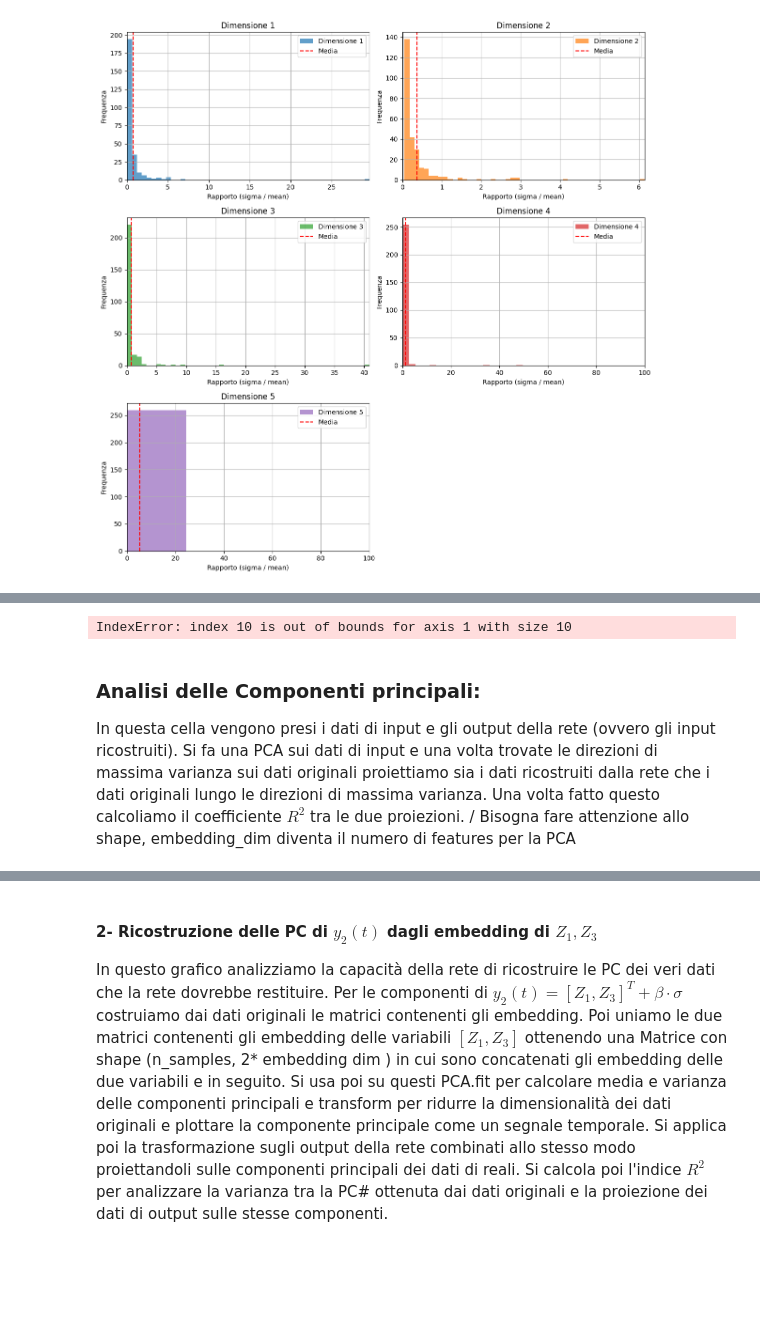
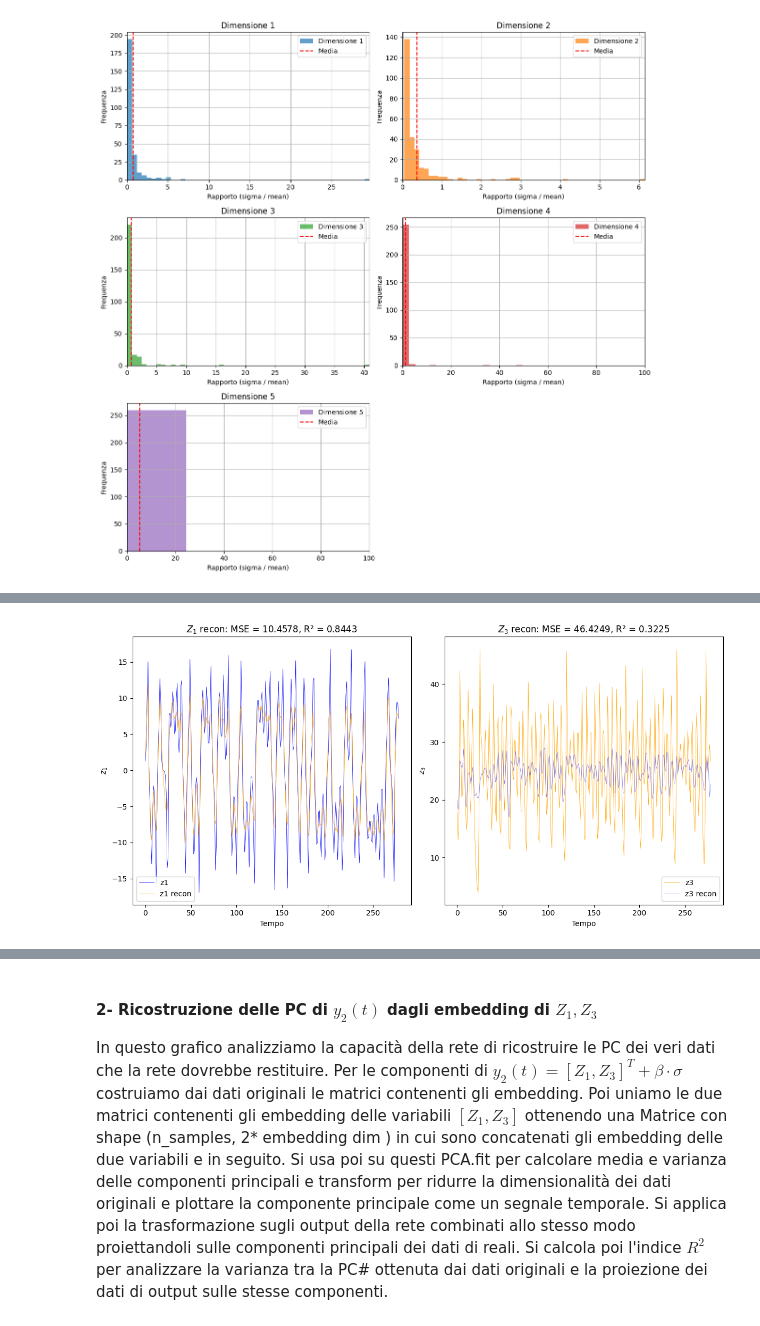
Before and after one commit to FedericoSbarbati/Lorenz-Toy, a Jupyter notebook: valDecoder.ipynb, the cells around one changed output, grey strips where cells are left out. Saved outputs shown, nothing was run; the diff lists cells and outputs as text; code cells hidden in the pictures; blank space fills up the shorter version.

```diff
--- a/valDecoder.ipynb
+++ b/valDecoder.ipynb
@@ -33,7 +36,7 @@ Prova15Decoder {'decoder_layers': [5, 10, 15, 20, 30], 'latent_dim': 5, 'early_s
 In this section, we will load one of the trained decoders by its name. The configuration file will provide all details about the network. The primary purpose of this notebook is to analyze the ability of a coupled encoder and specialized decoder. However, with some minor modifications, any encoder can be paired with different decoders if the shapes are compatible.
 # %%
 # Scegli un modello specifico
-decoder_name = "Prova15Decoder"  # Cambia con il nome desiderato
+decoder_name = "Prova15"  # Cambia con il nome desiderato
 decoder_config = all_decoder.get(decoder_name)
 
 if decoder_config is None:
@@ -51,6 +54,7 @@ params = extract_params_from_filename(decoder_config["dataset"])
 print(f"Parametri del dataset: {params}")
 tau = params["tau"]
 embedding_dim = params["embedding_dim"]
+r = params["r"]
 
 decoder_epoch = decoder_checkpoint['epoch']
 decoder_stopped_epoch = decoder_checkpoint['stopped_epoch']
@@ -102,6 +106,10 @@ kld_losses = encoder_checkpoint['kld_losses']
 effective_kld_losses = encoder_checkpoint['effective_kld_losses']
 beta_values = encoder_checkpoint['beta_values']
 encoder_gradient_history = encoder_checkpoint['gradient_history']
+H2_1 = encoder_checkpoint['H2_1']
+H2_2 = encoder_checkpoint['H2_2']
+denormalizing_params = encoder_checkpoint['denormalizing_params']
+P = encoder_checkpoint['P']
 # %% [output]
 Prova {'layer_dims': [10, 7, 5], 'latent_dim': 5, 'beta_method': 'sigmoid', 'beta_value': 0.01, 'kl_annealing_epochs': 700, 'decay_start': 100, 'decay_epoch': 50, 'early_stopping': {'patience': 10, 'd ...
 Prova15 {'layer_dims': [15, 10, 5], 'latent_dim': 5, 'beta_method': 'sigmoid', 'beta_value': 0.01, 'kl_annealing_epochs': 700, 'decay_start': 100, 'decay_epoch': 50, 'early_stopping': {'patience': 10, ...
@@ -289,61 +424,44 @@ Calcoliamo alcune metriche per valutare la ricostruzione. Vengono mediamente pi
 # %%
 # Ricostruzione di Z1 dal suo embedding (Validation data)
-val_Z1 = reconstruct_signal_from_embedding(
-    original_y2_1, embedding_dim, tau
-)
+val_Z1 = diagonal_mean(H2_1_data)
 #Ricostruzione da Z3 dal suo embedding (Validation data)
-val_Z3 = reconstruct_signal_from_embedding(
-    original_y2_2, embedding_dim, tau
-)
+val_Z3 = diagonal_mean(H2_2_data)
 
 
-# Ricostruzione di Z1 dal suo embedding (Ricostruito)
-recon_Z1 = reconstruct_signal_from_embedding(
-    reconstructed_y2_1, embedding_dim, tau
-)
-#Ricostruzione da Z3 dal suo embedding (Ricostruito)
-recon_Z3 = reconstruct_signal_from_embedding(
-    reconstructed_y2_2, embedding_dim, tau
-)
+recon_Z1 = diagonal_mean(recon_H2_1)
+recon_Z3 = diagonal_mean(recon_H2_2)
 
-val_Z2 = reconstruct_signal_from_embedding(
-    inputs, embedding_dim, tau
-)
+
+val_Z2 = diagonal_mean(inputs.T)
 
 # Calcola l'errore quadratico medio
 mse1 = np.mean((val_Z1 - recon_Z1) ** 2)
 mse2 = np.mean((val_Z3 - recon_Z3) ** 2)
 
 # Calcolo R2:
 
 r2_1 = r2_score(val_Z1, recon_Z1)
 r2_2 = r2_score(val_Z3, recon_Z3)
 
 fig, axes = plt.subplots(1, 2, figsize=(12, 6))
 
 # Segnale y2(1)
 axes[0].plot(val_Z1, label="z1", color='blue', lw=0.5)
 axes[0].plot(recon_Z1, label="z1 recon", color='orange', lw=0.5)
 axes[0].legend()
 axes[0].set_title(r"$Z_1$ recon: MSE = {:.4f}, R² = {:.4f}".format(mse1, r2_1))
 axes[0].set_xlabel("Tempo")
 axes[0].set_ylabel("$z_1$")
 
 # Segnale y2(2)
 axes[1].plot(val_Z3, label="z3", color='orange', lw=0.5)
 axes[1].plot(recon_Z3, label="z3 recon", color='blue', alpha=0.5, lw=0.5)
 axes[1].legend()
 axes[1].set_title(r"$Z_3$ recon: MSE = {:.4f}, R² = {:.4f}".format(mse2, r2_2))
 axes[1].set_xlabel("Tempo")
 axes[1].set_ylabel("$z_3$")
 
 plt.tight_layout()
 plt.show()
 # %% [output]
-IndexError: index 10 is out of bounds for axis 1 with size 10
+[figure, added]
-# %% [markdown]
-### Analisi delle Componenti principali:
-
-In questa cella vengono presi i dati di input e gli output della rete (ovvero gli input ricostruiti).
-Si fa una PCA sui dati di input e una volta trovate le direzioni di massima varianza sui dati originali proiettiamo sia i dati ricostruiti dalla rete che i dati originali lungo le direzioni di massima varianza. Una volta fatto questo calcoliamo il coefficiente $R^2$ tra le due proiezioni. /
-Bisogna fare attenzione allo shape, embedding_dim diventa il numero di features per la PCA
```
Also changed, not shown: parts of 34 cells of this notebook, 30 other files.
